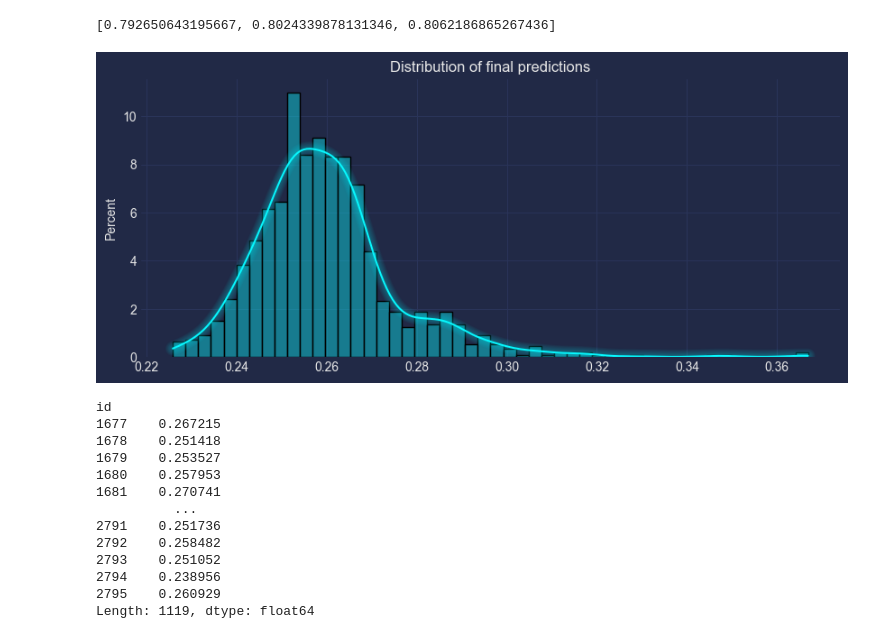
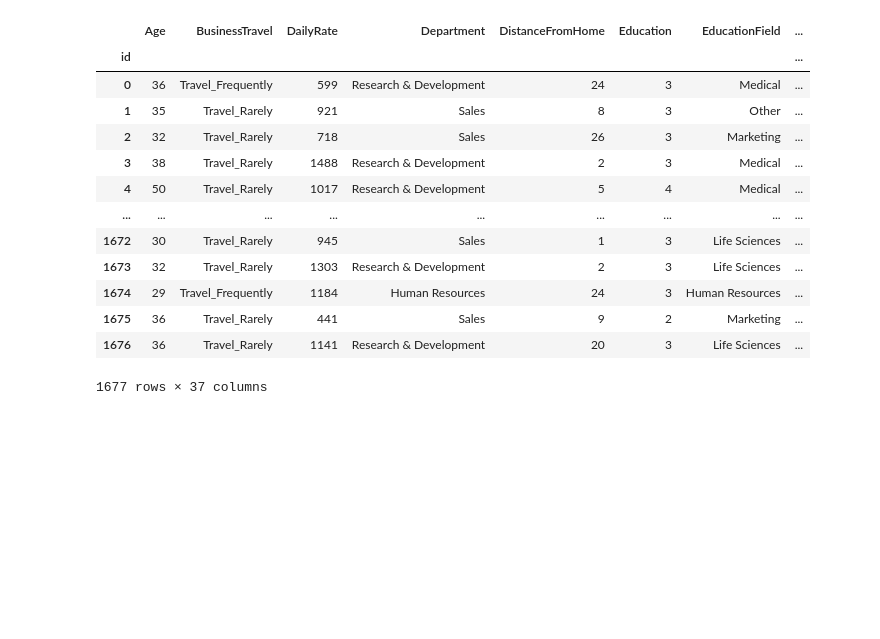
Before and after one commit to darkmatter2222/Kaggle_Tabular_Playground_Series-ML, a Jupyter notebook: Jan-2023-S3/pipelines/Hill_Climbing_ROC-AUC.ipynb, the cells around one changed output. Saved outputs shown, nothing was run; the diff lists cells and outputs as text; code cells hidden in the pictures; blank space fills up the shorter version.

```diff
--- a/Jan-2023-S3/pipelines/Hill_Climbing_ROC-AUC.ipynb
+++ b/Jan-2023-S3/pipelines/Hill_Climbing_ROC-AUC.ipynb
@@ -206,35 +216,0 @@ plt.show()
-# %%
-history
-# %% [output]
-[0.792650643195667, 0.8024339878131346, 0.8062186865267436]
-# %%
-histplot_hyperparams = {
-        'kde':True,
-        'alpha':0.4,
-        'stat':'percent',
-        'bins':50
-    }
-
-fig, ax = plt.subplots(1,figsize=(10,4))
-sns.histplot(current_best_test_preds, **histplot_hyperparams)
-plt.title("Distribution of final predictions")
-mplcyberpunk.make_lines_glow(ax)
-plt.show()
-# %% [output]
-[figure, removed]
-# %%
-current_best_test_preds
-# %% [output]
-id
-1677    0.267215
-1678    0.251418
-1679    0.253527
-1680    0.257953
-1681    0.270741
-          ...
-2791    0.251736
-2792    0.258482
-2793    0.251052
-2794    0.238956
-2795    0.260929
-Length: 1119, dtype: float64
@@ -240,0 +294,17 @@ Length: 1119, dtype: float64
+# %%
+train_df
+# %% [output]
+|  | Age | BusinessTravel | DailyRate | Department | DistanceFromHome | Education | EducationField | ... |
+| id |  |  |  |  |  |  |  | ... |
+| 0 | 36 | Travel_Frequently | 599 | Research & Development | 24 | 3 | Medical | ... |
+| 1 | 35 | Travel_Rarely | 921 | Sales | 8 | 3 | Other | ... |
+| 2 | 32 | Travel_Rarely | 718 | Sales | 26 | 3 | Marketing | ... |
+| 3 | 38 | Travel_Rarely | 1488 | Research & Development | 2 | 3 | Medical | ... |
+| 4 | 50 | Travel_Rarely | 1017 | Research & Development | 5 | 4 | Medical | ... |
+| ... | ... | ... | ... | ... | ... | ... | ... | ... |
+| 1672 | 30 | Travel_Rarely | 945 | Sales | 1 | 3 | Life Sciences | ... |
+| 1673 | 32 | Travel_Rarely | 1303 | Research & Development | 2 | 3 | Life Sciences | ... |
+| 1674 | 29 | Travel_Frequently | 1184 | Human Resources | 24 | 3 | Human Resources | ... |
+| 1675 | 36 | Travel_Rarely | 441 | Sales | 9 | 2 | Marketing | ... |
+| 1676 | 36 | Travel_Rarely | 1141 | Research & Development | 20 | 3 | Life Sciences | ... |
+1677 rows × 37 columns
```
Also changed, not shown: parts of 13 cells of this notebook, 13 other files.
